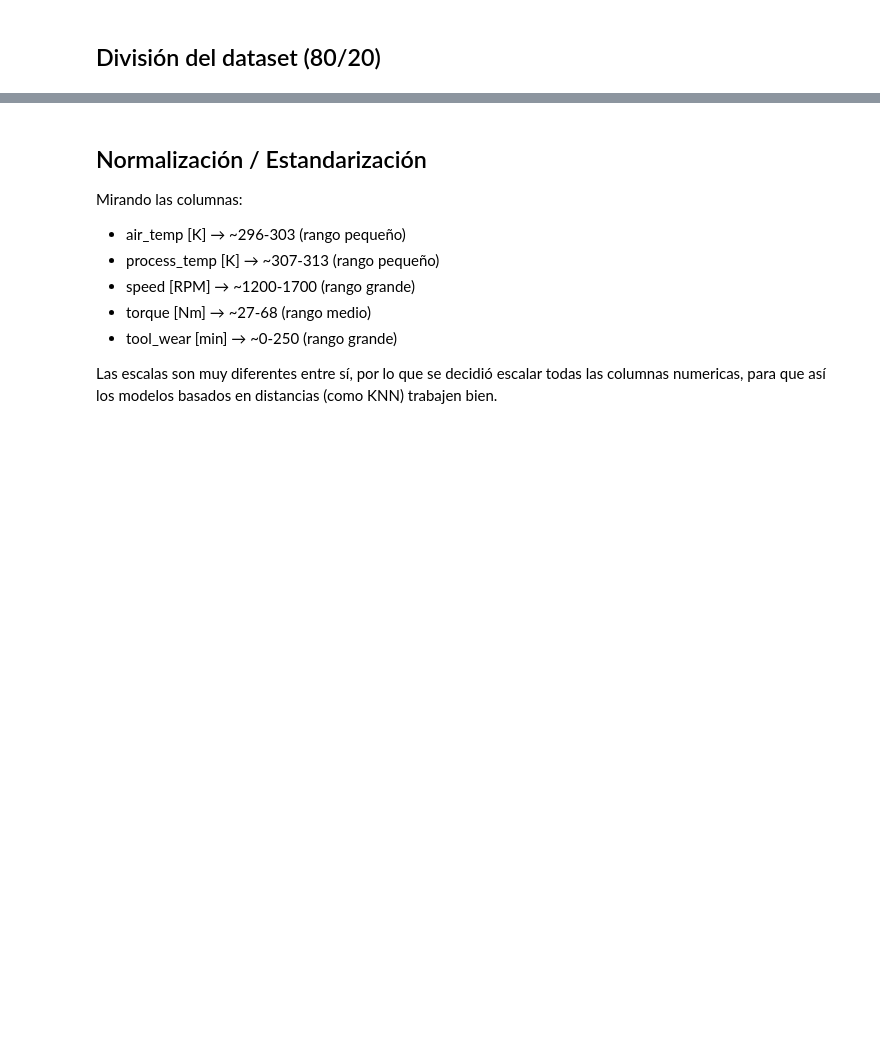
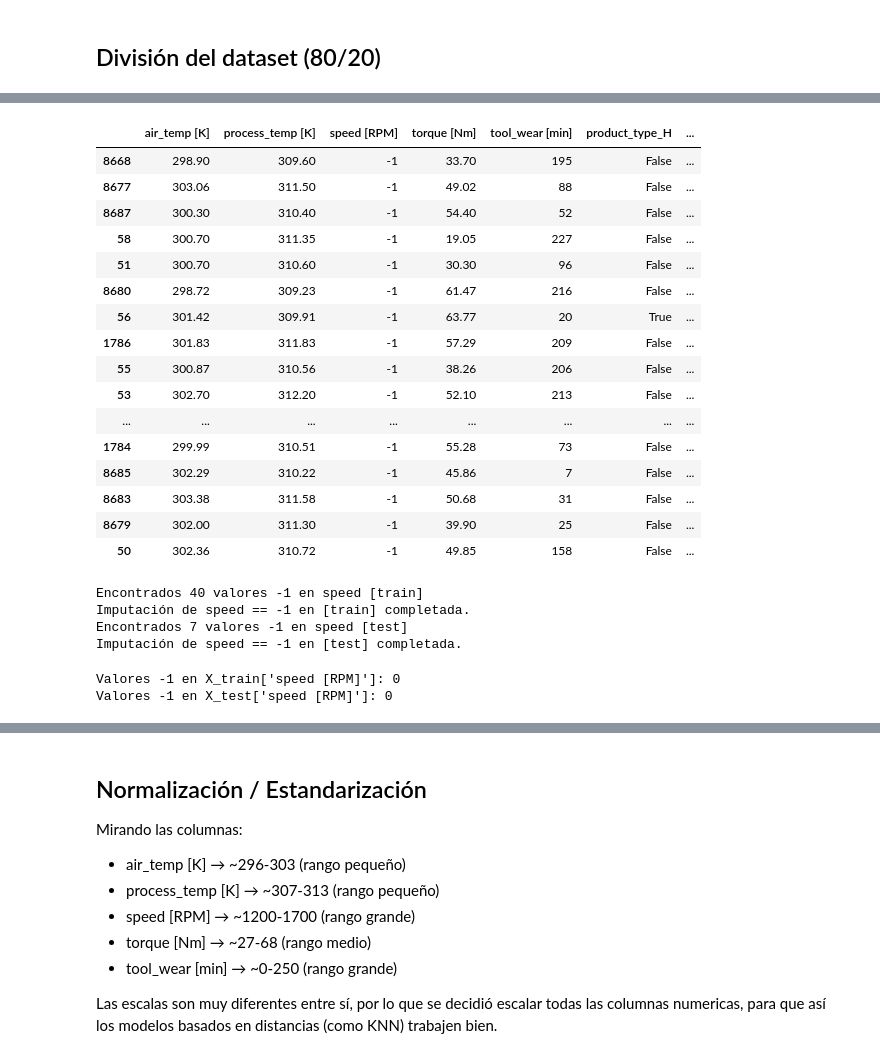
Before and after one commit to gonzag8/TP-Ciencia-de-Datos, a Jupyter notebook: Core/tp_cdd.ipynb, the cells around one changed output, grey strips where cells are left out. Drawn from its saved outputs; the diff is of its cells as text; code cells hidden in the pictures; blank space fills up the shorter version.

```diff
--- a/Core/tp_cdd.ipynb
+++ b/Core/tp_cdd.ipynb
@@ -466,0 +477,74 @@ Name: proportion, dtype: float64
+# %%
+# Visualizamos las filas con speed == -1
+concatenado = pd.concat([X_train, X_test], axis=0)
+indices_speed_negativo = concatenado[concatenado['speed [RPM]'] == -1].index
+concatenado.loc[indices_speed_negativo]
+# %% [output]
+|  | air_temp [K] | process_temp [K] | speed [RPM] | torque [Nm] | tool_wear [min] | product_type_H | ... |
+| 8668 | 298.90 | 309.60 | -1 | 33.70 | 195 | False | ... |
+| 8677 | 303.06 | 311.50 | -1 | 49.02 | 88 | False | ... |
+| 8687 | 300.30 | 310.40 | -1 | 54.40 | 52 | False | ... |
+| 58 | 300.70 | 311.35 | -1 | 19.05 | 227 | False | ... |
+| 51 | 300.70 | 310.60 | -1 | 30.30 | 96 | False | ... |
+| 8680 | 298.72 | 309.23 | -1 | 61.47 | 216 | False | ... |
+| 56 | 301.42 | 309.91 | -1 | 63.77 | 20 | True | ... |
+| 1786 | 301.83 | 311.83 | -1 | 57.29 | 209 | False | ... |
+| 55 | 300.87 | 310.56 | -1 | 38.26 | 206 | False | ... |
+| 53 | 302.70 | 312.20 | -1 | 52.10 | 213 | False | ... |
+| ... | ... | ... | ... | ... | ... | ... | ... |
+| 1784 | 299.99 | 310.51 | -1 | 55.28 | 73 | False | ... |
+| 8685 | 302.29 | 310.22 | -1 | 45.86 | 7 | False | ... |
+| 8683 | 303.38 | 311.58 | -1 | 50.68 | 31 | False | ... |
+| 8679 | 302.00 | 311.30 | -1 | 39.90 | 25 | False | ... |
+| 50 | 302.36 | 310.72 | -1 | 49.85 | 158 | False | ... |
+# %%
+# Imputar valores -1 en speed [RPM] para X_train y X_test por separado
+
+def imputar_speed_invalido(X_subset, name):
+    """Busca vecinos con torque parecido e imputa speed == -1"""
+    # Identificar filas con speed == -1
+    invalidos_mask = X_subset['speed [RPM]'] == -1
+    n_invalidos = invalidos_mask.sum()
+
+    if n_invalidos == 0:
+        print(f"No hay valores -1 en speed [{name}]")
+        return
+
+    print(f"Encontrados {n_invalidos} valores -1 en speed [{name}]")
+
+    validos_mask = ~invalidos_mask
+    validos = X_subset[validos_mask]
+
+    # Para cada fila con speed == -1, encontrar vecinos más cercanos por torque
+    for idx in X_subset[invalidos_mask].index:
+        torque_obj = X_subset.loc[idx, 'torque [Nm]']
+
+        # Calcular distancia en torque (incluso en espacio escalado, funciona)
+        distancias = (validos['torque [Nm]'] - torque_obj).abs()
+
+        # Tomar los 5 vecinos más cercanos
+        vecinos_idx = distancias.nsmallest(5).index
+        vecinos = validos.loc[vecinos_idx]
+
+        # Imputar con el promedio de speed de los vecinos
+        speed_imputado = vecinos['speed [RPM]'].mean()
+        X_subset.at[idx, 'speed [RPM]'] = round(speed_imputado)
+    print(f"Imputación de speed == -1 en [{name}] completada.")
+
+# Aplicar a train
+imputar_speed_invalido(X_train, name="train")
+
+# Aplicar a test
+imputar_speed_invalido(X_test, name="test")
+# %% [output]
+Encontrados 40 valores -1 en speed [train]
+Imputación de speed == -1 en [train] completada.
+Encontrados 7 valores -1 en speed [test]
+Imputación de speed == -1 en [test] completada.
+# %%
+# Verificar que no queden filas con speed == -1 en X_train
+print("Valores -1 en X_train['speed [RPM]']:", (X_train['speed [RPM]'] == -1).sum())
+print("Valores -1 en X_test['speed [RPM]']:", (X_test['speed [RPM]'] == -1).sum())
+# %% [output]
+Valores -1 en X_train['speed [RPM]']: 0
+Valores -1 en X_test['speed [RPM]']: 0
```
Also changed, not shown: parts of 25 cells of this notebook, 2 other files.
